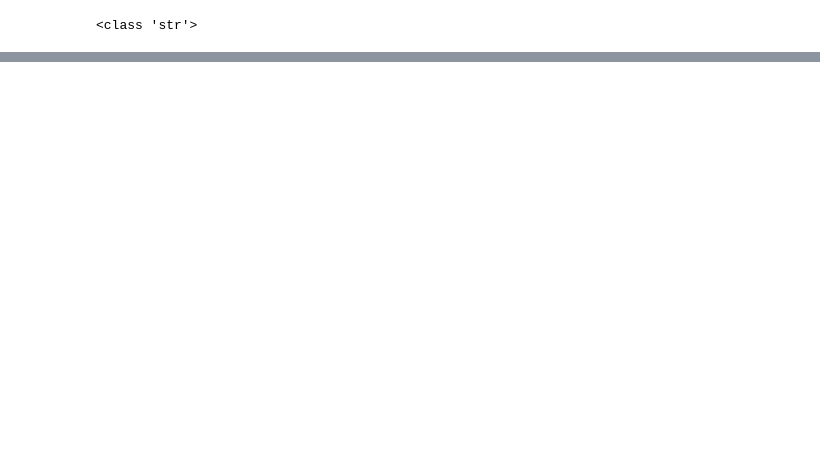
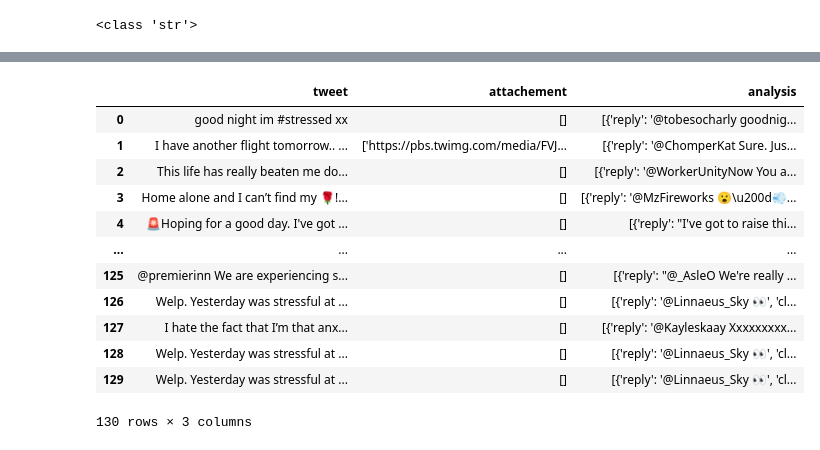
Before and after one commit to kclaudeeager/Natural-Language-Processing-to-Understand-Peer-Reactions-to-Expressions-of-Stress, a Jupyter notebook: TestTweetReplyClasification.ipynb, the cells around one changed output, grey strips where cells are left out. Cells and saved outputs as stored; diff of their text form; code cells hidden in the pictures; blank space fills up the shorter version.

```diff
--- a/TestTweetReplyClasification.ipynb
+++ b/TestTweetReplyClasification.ipynb
@@ -136,0 +388,20 @@ print(mapReplyWithItsClass(new_tweet_dictionary_list))
+# %%
+# metadata = pd.read_csv('data/my_analyzed_data.csv').dropna()
+# metadata.head(148)
+metadata = pd.read_csv('data/my_analyzed_data_24_06.csv').dropna()
+#metadata=metadata.drop_duplicates()
+metadata.head(len(metadata))
+# %% [output]
+|  | tweet | attachement | analysis |
+| 0 | good night im #stressed xx | [] | [{'reply': '@tobesocharly goodnig... |
+| 1 | I have another flight tomorrow.. ... | ['https://pbs.twimg.com/media/FVJ... | [{'reply': '@ChomperKat Sure. Jus... |
+| 2 | This life has really beaten me do... | [] | [{'reply': '@WorkerUnityNow You a... |
+| 3 | Home alone and I can’t find my 🌹!... | [] | [{'reply': '@MzFireworks 😮\u200d💨... |
+| 4 | 🚨Hoping for a good day. I've got ... | [] | [{'reply': "I've got to raise thi... |
+| ... | ... | ... | ... |
+| 125 | @premierinn We are experiencing s... | [] | [{'reply': "@_AsleO We're really ... |
+| 126 | Welp. Yesterday was stressful at ... | [] | [{'reply': '@Linnaeus_Sky 👀', 'cl... |
+| 127 | I hate the fact that I’m that anx... | [] | [{'reply': '@Kayleskaay Xxxxxxxxx... |
+| 128 | Welp. Yesterday was stressful at ... | [] | [{'reply': '@Linnaeus_Sky 👀', 'cl... |
+| 129 | Welp. Yesterday was stressful at ... | [] | [{'reply': '@Linnaeus_Sky 👀', 'cl... |
+130 rows × 3 columns
```
Also changed, not shown: parts of 41 cells of this notebook, 25 other files.
